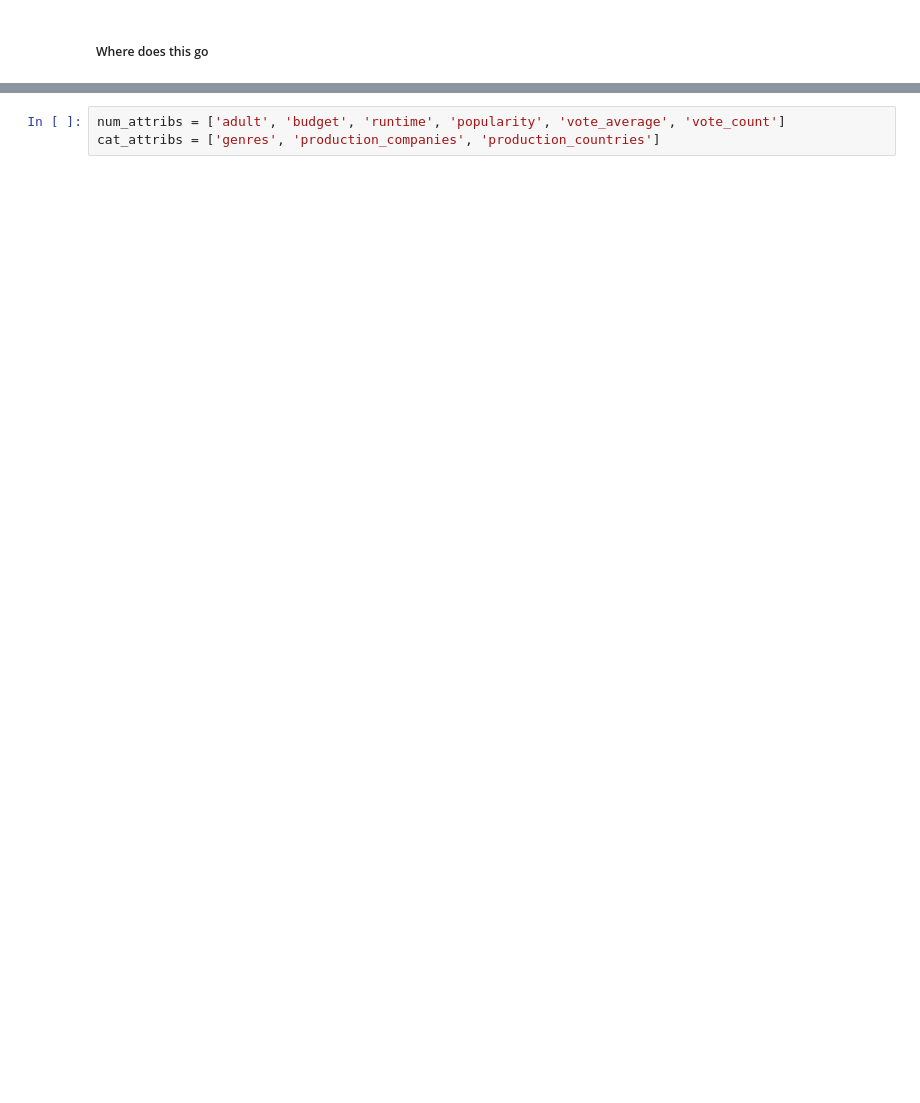
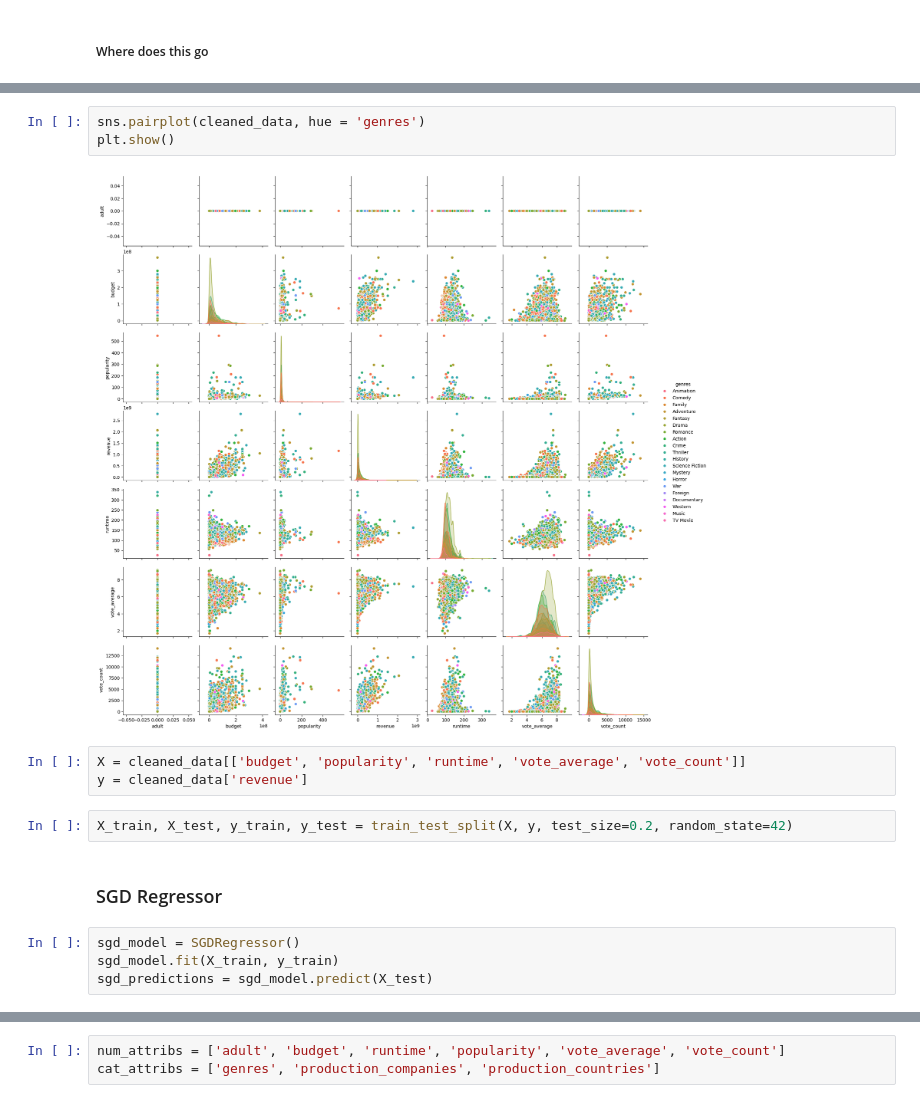
Before and after one commit to Gruppe-H/AI_exam, a Jupyter notebook: regression.ipynb, the cells around one changed output, grey strips where cells are left out. Cells and saved outputs as stored; diff of their text form; blank space fills up the shorter version.

```diff
--- a/regression.ipynb
+++ b/regression.ipynb
@@ -311,0 +468,16 @@ plt.show()
+# %%
+sns.pairplot(cleaned_data, hue = 'genres')
+plt.show()
+# %% [output]
+[figure, added]
+# %%
+X = cleaned_data[['budget', 'popularity', 'runtime', 'vote_average', 'vote_count']]
+y = cleaned_data['revenue']
+# %%
+X_train, X_test, y_train, y_test = train_test_split(X, y, test_size=0.2, random_state=42)
+# %% [markdown]
+### SGD Regressor
+# %%
+sgd_model = SGDRegressor()
+sgd_model.fit(X_train, y_train)
+sgd_predictions = sgd_model.predict(X_test)
```
Also changed, not shown: parts of 57 cells of this notebook, 1 other file.
